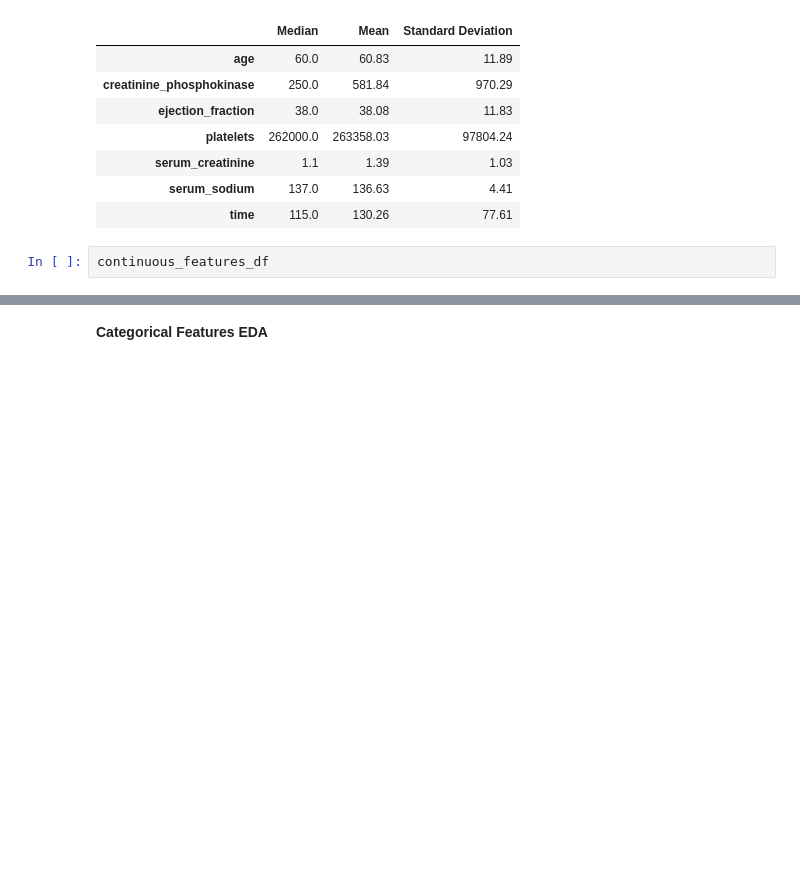
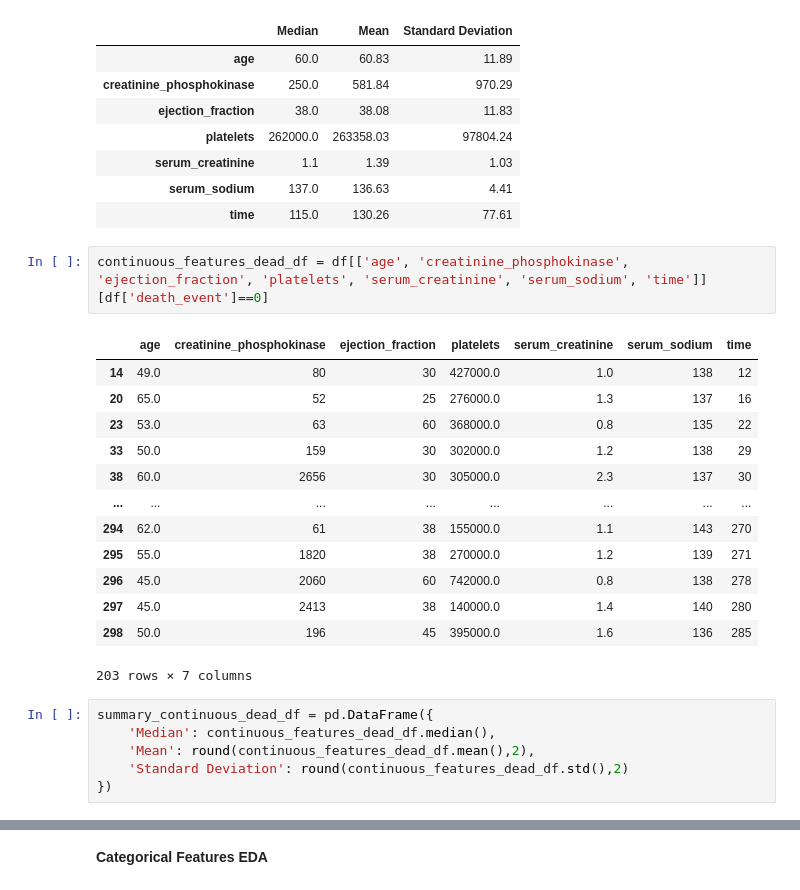
Before and after one commit to rhiats/Heart-Failure-Clinical-Records, a Jupyter notebook: Heart_Failure_Clinical_Records.ipynb, the cells around one changed output, grey strips where cells are left out. Drawn from its saved outputs; the diff is of its cells as text; blank space fills up the shorter version.

Commit message:
Continuous features for the dead patients

```diff
--- a/Heart_Failure_Clinical_Records.ipynb
+++ b/Heart_Failure_Clinical_Records.ipynb
@@ -81,5 +98,25 @@ summary_continuous_full_sample_df
 | serum_creatinine | 1.1 | 1.39 | 1.03 |
 | serum_sodium | 137.0 | 136.63 | 4.41 |
 | time | 115.0 | 130.26 | 77.61 |
-# %%
-continuous_features_df
+# %%
+continuous_features_dead_df = df[['age', 'creatinine_phosphokinase', 'ejection_fraction', 'platelets', 'serum_creatinine', 'serum_sodium', 'time']][df['death_event']==0]
+# %% [output]
+|  | age | creatinine_phosphokinase | ejection_fraction | platelets | serum_creatinine | serum_sodium | time |
+| 14 | 49.0 | 80 | 30 | 427000.0 | 1.0 | 138 | 12 |
+| 20 | 65.0 | 52 | 25 | 276000.0 | 1.3 | 137 | 16 |
+| 23 | 53.0 | 63 | 60 | 368000.0 | 0.8 | 135 | 22 |
+| 33 | 50.0 | 159 | 30 | 302000.0 | 1.2 | 138 | 29 |
+| 38 | 60.0 | 2656 | 30 | 305000.0 | 2.3 | 137 | 30 |
+| ... | ... | ... | ... | ... | ... | ... | ... |
+| 294 | 62.0 | 61 | 38 | 155000.0 | 1.1 | 143 | 270 |
+| 295 | 55.0 | 1820 | 38 | 270000.0 | 1.2 | 139 | 271 |
+| 296 | 45.0 | 2060 | 60 | 742000.0 | 0.8 | 138 | 278 |
+| 297 | 45.0 | 2413 | 38 | 140000.0 | 1.4 | 140 | 280 |
+| 298 | 50.0 | 196 | 45 | 395000.0 | 1.6 | 136 | 285 |
+203 rows × 7 columns
+# %%
+summary_continuous_dead_df = pd.DataFrame({
+    'Median': continuous_features_dead_df.median(),
+    'Mean': round(continuous_features_dead_df.mean(),2),
+    'Standard Deviation': round(continuous_features_dead_df.std(),2)
+})
```
Also changed, not shown: parts of 2 cells of this notebook.
